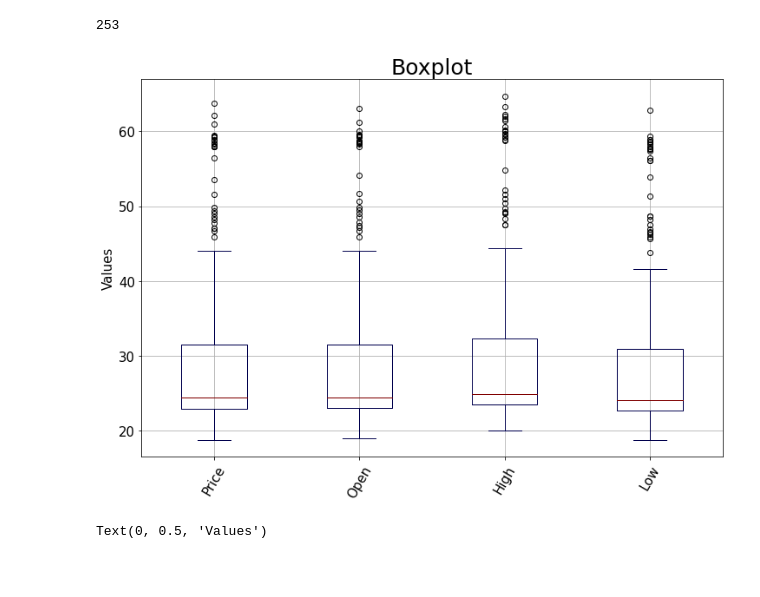
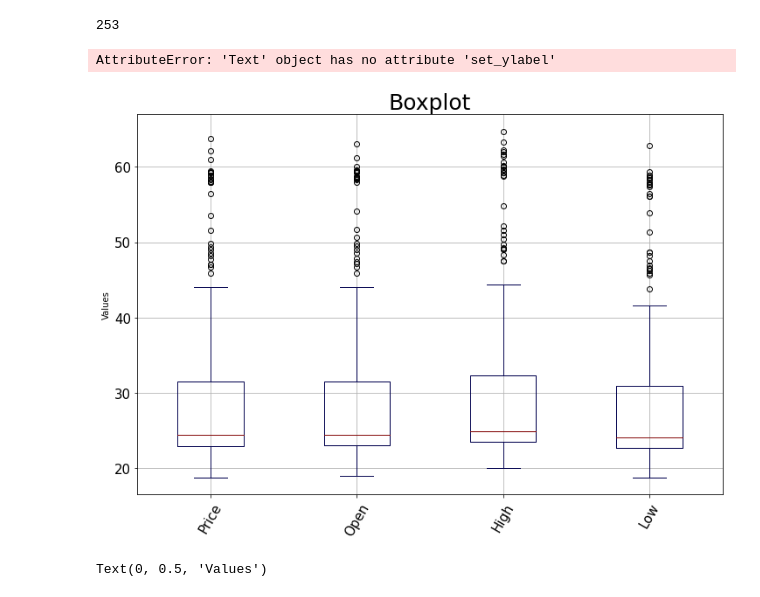
Before and after one commit to MAAykanat/Probabilistic-Approach-To-BIST30, a Jupyter notebook: ASELS_Analysis.ipynb, the cells around one changed output. Drawn from its saved outputs; the diff is of its cells as text; code cells hidden in the pictures; blank space fills up the shorter version.

```diff
--- a/ASELS_Analysis.ipynb
+++ b/ASELS_Analysis.ipynb
@@ -90,12 +90,13 @@ df_asels.shape[0]
 253
 # %%
 boxplot_pandas=df_asels.plot(y=["Price", "Open", "High","Low"], kind="box", title="Boxplot", rot=60, xlabel="Features",ylabel="Values", figsize = [12,8], grid=True, fontsize=15, colormap="seismic")
-boxplot_pandas.set_title("Boxplot", fontsize=25)
-boxplot_pandas.set_ylabel("Values",fontsize=15)
+boxplot_pandas=boxplot_pandas.set_title("Boxplot", fontsize=25).set_ylabel("Values",fontsize=15)
+#boxplot_pandas=boxplot_pandas.set_ylabel("Values",fontsize=15)
 boxplot_pandas=boxplot_pandas.get_figure()
-boxplot_pandas.savefig("Test.png")
+boxplot_pandas.savefig("Box-Plot-Pandas.png")
 # %% [output]
+AttributeError: 'Text' object has no attribute 'set_ylabel'
-[figure, old version]
+[figure, new version]
 # %%
 sns.set_theme(style="ticks", palette="pastel", rc={'figure.figsize':(12,8)})
 boxplot = sns.boxplot(data=df_asels)
```
Also changed, not shown: 1 other file.
